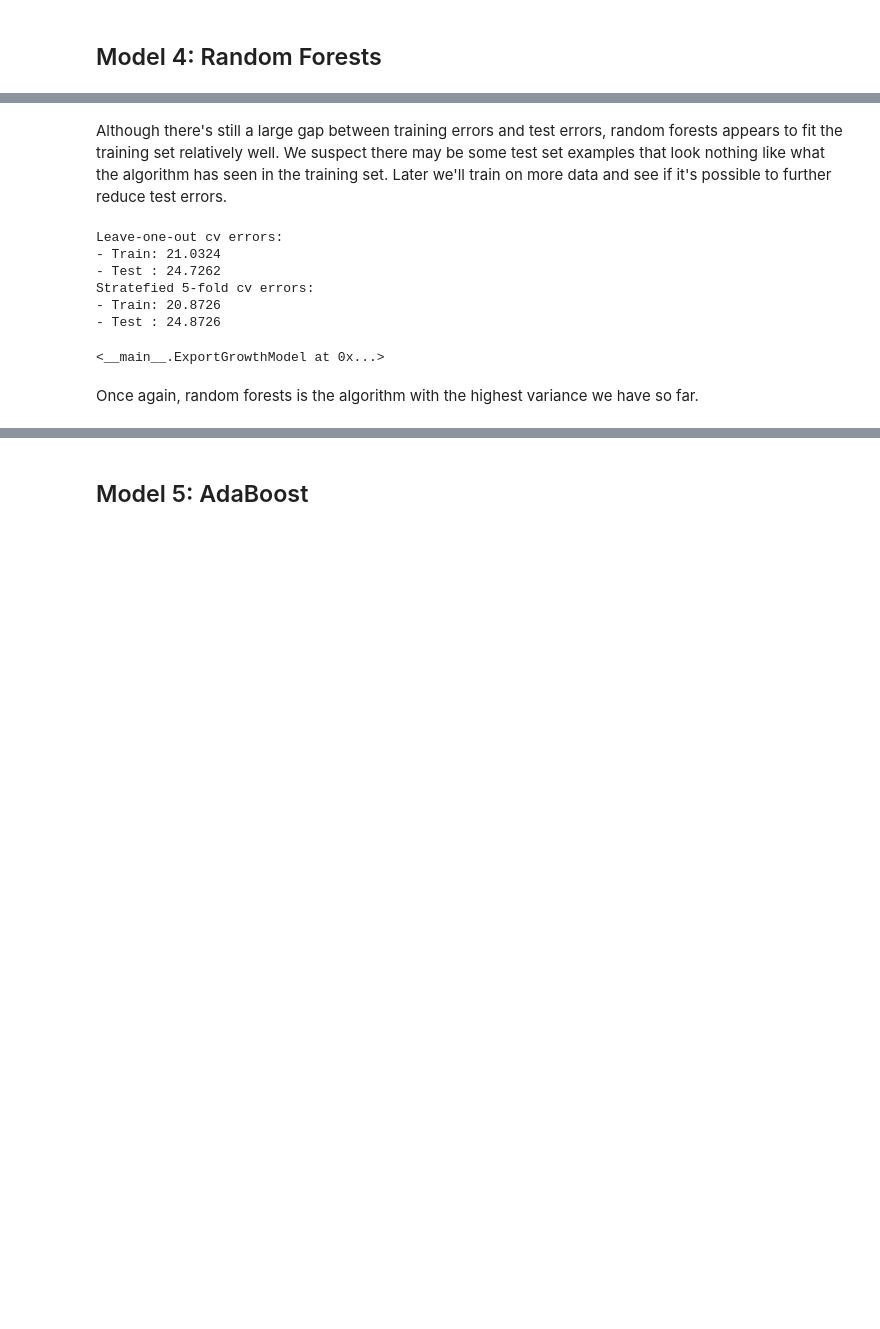
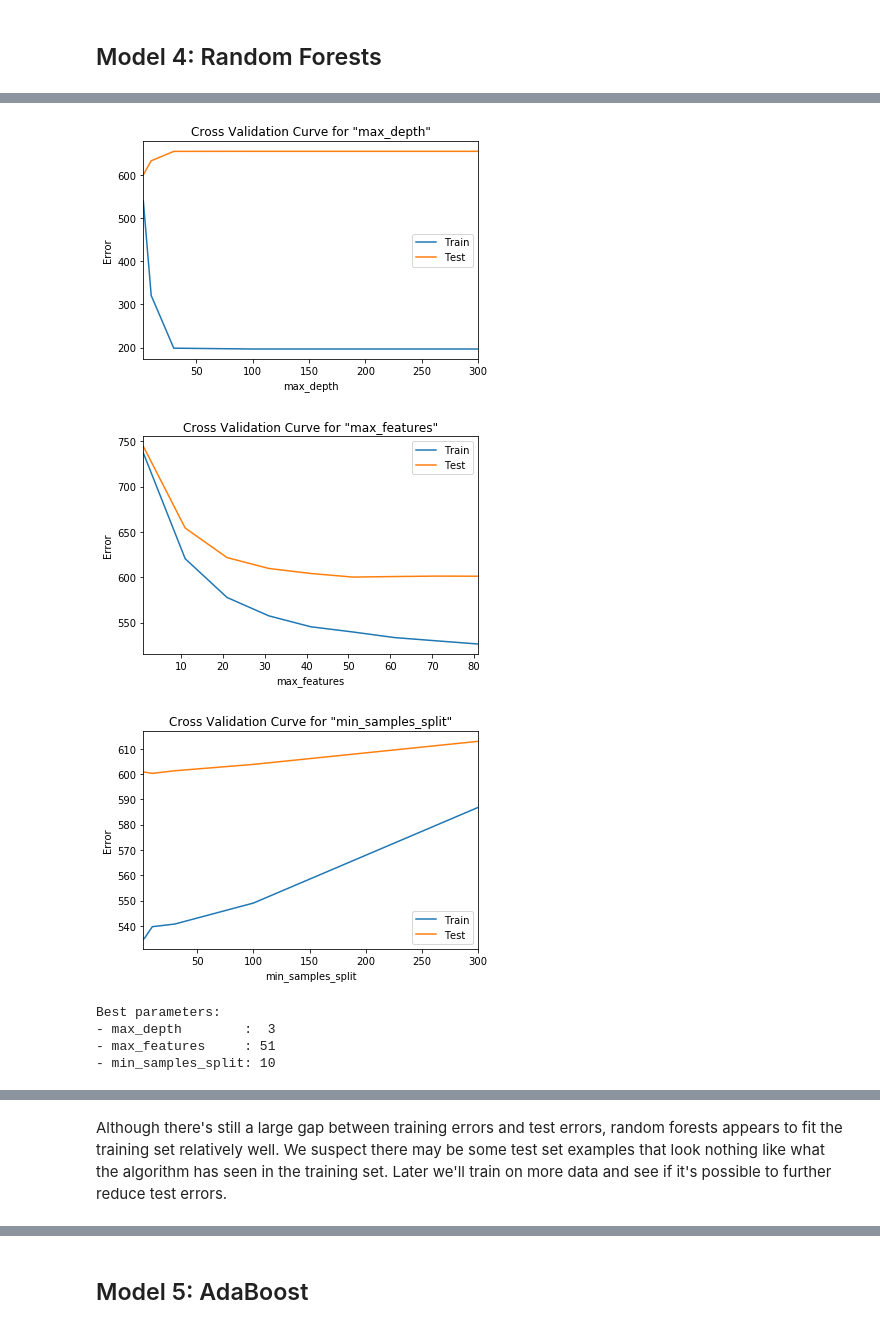
Before and after one commit to lincht/TradeModel, a Jupyter notebook: model/growth_pred.ipynb, the cells around one changed output, grey strips where cells are left out. Saved outputs shown, nothing was run; the diff lists cells and outputs as text; code cells hidden in the pictures; blank space fills up the shorter version.

```diff
--- a/model/growth_pred.ipynb
+++ b/model/growth_pred.ipynb
@@ -739,0 +769,17 @@ Optimal min_samples_split = 2
+# %%
+model4 = ExportGrowthModel(data=ddf, predictors=ddf.columns[1:], target='ex_growth',
+                           model='rf', n_estimators=100, random_state=3, n_jobs=-1)
+model4.fit(optimize=True,
+           param_grid=dict(max_features=list(range(1, len(ddf.columns)))[::10],
+                           max_depth=[3, 10, 30, 100, 300],
+                           min_samples_split=[2, 3, 10, 30, 100, 300]),
+           verbose=True)
+learning_curves(model4)
+# %% [output]
+[figure, added]
+[figure, added]
+[figure, added]
+Best parameters:
+- max_depth        :  3
+- max_features     : 51
+- min_samples_split: 10
@@ -740,19 +787,2 @@ Optimal min_samples_split = 2
 # %% [markdown]
 Although there's still a large gap between training errors and test errors, random forests appears to fit the training set relatively well. We suspect there may be some test set examples that look nothing like what the algorithm has seen in the training set. Later we'll train on more data and see if it's possible to further reduce test errors.
-# %%
-ExportGrowthModel(data=ddf, X=ddf.columns[1:], y='ex_growth', model='rf', n_estimators=100,
-                  max_features=optimal_max_features, random_state=3, max_depth=optimal_max_depth,
-                  min_samples_split=optimal_min_samples_split, scale=True, cv_method='leave_one_out')
-ExportGrowthModel(data=ddf, X=ddf.columns[1:], y='ex_growth', model='rf', n_estimators=100,
-                  max_features=optimal_max_features, random_state=3, max_depth=optimal_max_depth,
-                  min_samples_split=optimal_min_samples_split, scale=True, cv_method='skf', n_splits=5)
-# %% [output]
-Leave-one-out cv errors:
-- Train: 21.0324
-- Test : 24.7262
-Stratefied 5-fold cv errors:
-- Train: 20.8726
-- Test : 24.8726
-<__main__.ExportGrowthModel at 0x...>
-# %% [markdown]
-Once again, random forests is the algorithm with the highest variance we have so far.
```
Also changed, not shown: parts of 44 cells of this notebook.
